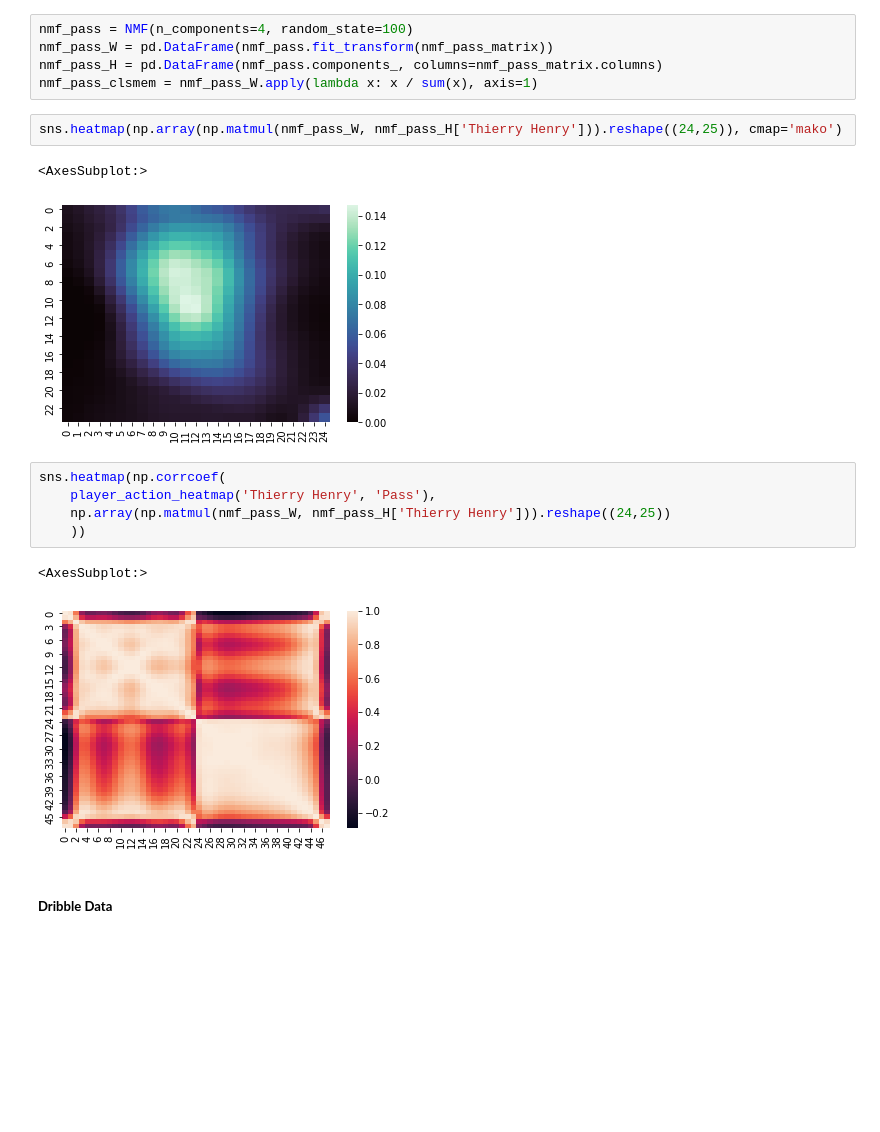
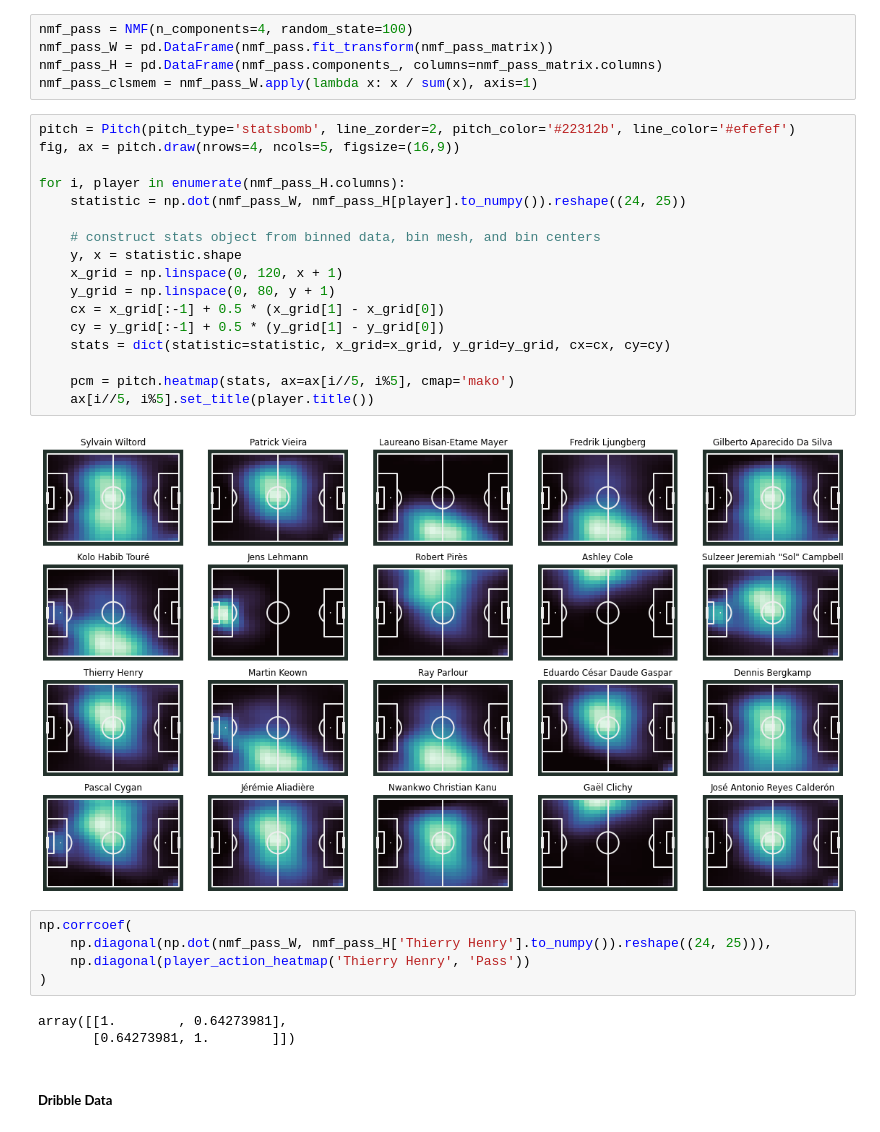
Before and after one commit to lucas-nelson-uiuc/stat430_unsupervised_project, a Jupyter notebook: soccer_project.ipynb, the cells around one changed output. Saved outputs shown, nothing was run; the diff lists cells and outputs as text; blank space fills up the shorter version.

```diff
--- a/soccer_project.ipynb
+++ b/soccer_project.ipynb
@@ -316,19 +344,33 @@ nmf_pass = NMF(n_components=4, random_state=100)
 nmf_pass_W = pd.DataFrame(nmf_pass.fit_transform(nmf_pass_matrix))
 nmf_pass_H = pd.DataFrame(nmf_pass.components_, columns=nmf_pass_matrix.columns)
 nmf_pass_clsmem = nmf_pass_W.apply(lambda x: x / sum(x), axis=1)
+# %%
+pitch = Pitch(pitch_type='statsbomb', line_zorder=2, pitch_color='#22312b', line_color='#efefef')
+fig, ax = pitch.draw(nrows=4, ncols=5, figsize=(16,9))
+
+for i, player in enumerate(nmf_pass_H.columns):
+    statistic = np.dot(nmf_pass_W, nmf_pass_H[player].to_numpy()).reshape((24, 25))
+
+    # construct stats object from binned data, bin mesh, and bin centers
+    y, x = statistic.shape
+    x_grid = np.linspace(0, 120, x + 1)
+    y_grid = np.linspace(0, 80, y + 1)
+    cx = x_grid[:-1] + 0.5 * (x_grid[1] - x_grid[0])
+    cy = y_grid[:-1] + 0.5 * (y_grid[1] - y_grid[0])
+    stats = dict(statistic=statistic, x_grid=x_grid, y_grid=y_grid, cx=cx, cy=cy)
+
+    pcm = pitch.heatmap(stats, ax=ax[i//5, i%5], cmap='mako')
+    ax[i//5, i%5].set_title(player.title())
+# %% [output]
+[figure, added]
 # %%
-sns.heatmap(np.array(np.matmul(nmf_pass_W, nmf_pass_H['Thierry Henry'])).reshape((24,25)), cmap='mako')
+np.corrcoef(
+    np.diagonal(np.dot(nmf_pass_W, nmf_pass_H['Thierry Henry'].to_numpy()).reshape((24, 25))),
+    np.diagonal(player_action_heatmap('Thierry Henry', 'Pass'))
+)
 # %% [output]
-<AxesSubplot:>
+array([[1.        , 0.64273981],
+       [0.64273981, 1.        ]])
-[figure, removed]
-# %%
-sns.heatmap(np.corrcoef(
-    player_action_heatmap('Thierry Henry', 'Pass'),
-    np.array(np.matmul(nmf_pass_W, nmf_pass_H['Thierry Henry'])).reshape((24,25))
-    ))
-# %% [output]
-<AxesSubplot:>
-[figure, removed]
 # %% [markdown]
 ##### **Dribble Data**
 # %%
```
Also changed, not shown: parts of 13 cells of this notebook.
